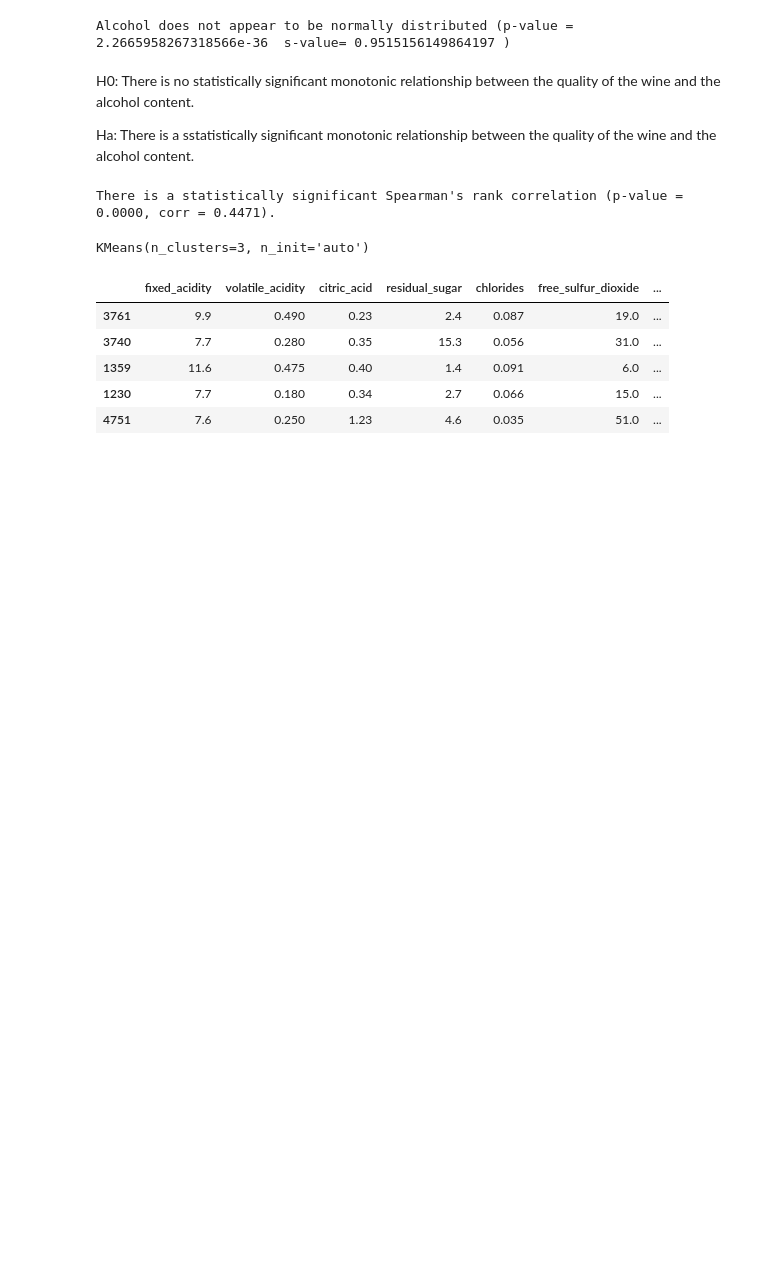
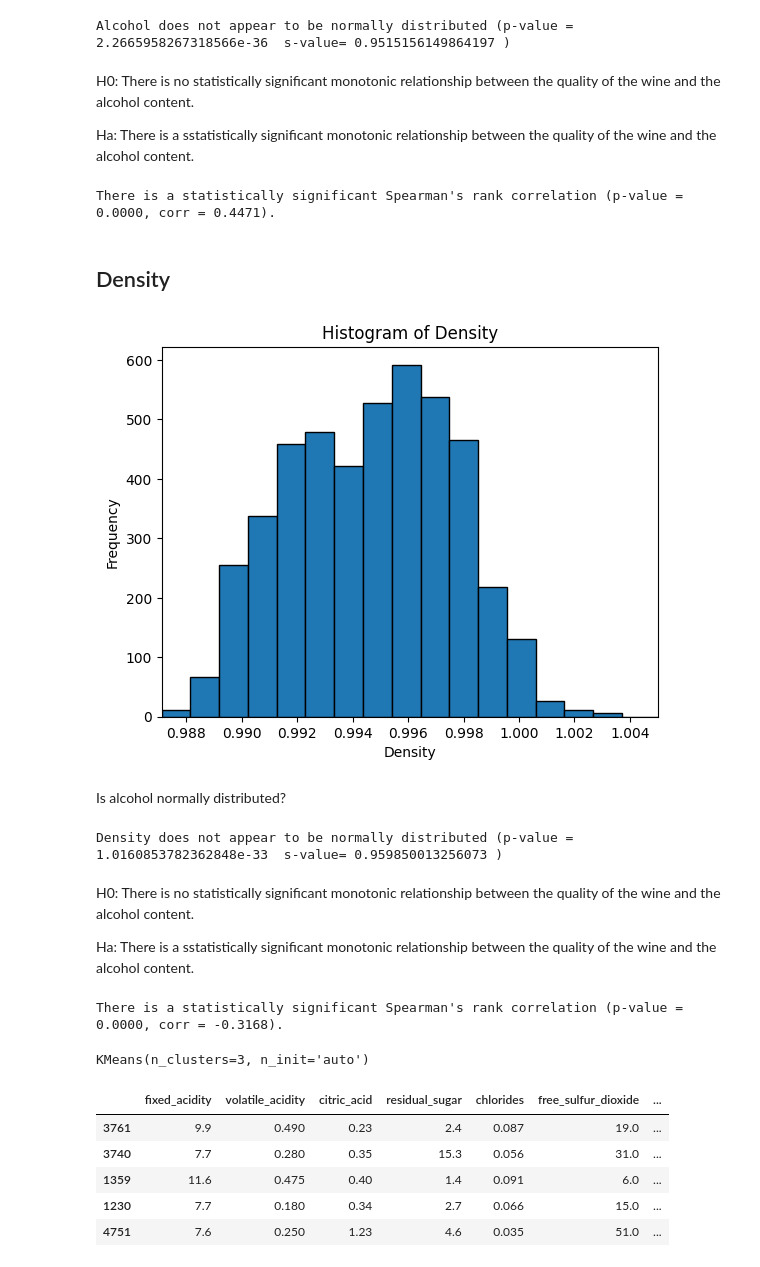
Before and after one commit to Clustering-Project/wine_quality_project, a Jupyter notebook: John/explore.ipynb, the cells around one changed output. Drawn from its saved outputs; the diff is of its cells as text; code cells hidden in the pictures; blank space fills up the shorter version.

Commit message:
Explore Density statistical test

```diff
--- a/John/explore.ipynb
+++ b/John/explore.ipynb
@@ -198,6 +199,51 @@ else:
     print(f"There is no statistically significant Spearman's rank correlation (p-value = {p_value:.4f}, corr = {spearman_corr:.4f}).")
 # %% [output]
 There is a statistically significant Spearman's rank correlation (p-value = 0.0000, corr = 0.4471).
+# %% [markdown]
+## Density
+# %%
+# Create a histogram
+plt.hist(train.density, bins=50, edgecolor='black')
+
+plt.xlim(min(train.density), 1.005)
+
+# Add labels and title
+plt.xlabel('Density')
+plt.ylabel('Frequency')
+plt.title('Histogram of Density')
+
+# Display the histogram
+plt.show()
+# %% [output]
+[figure, added]
+# %% [markdown]
+Is alcohol normally distributed?
+# %%
+statistic, p_value = stats.shapiro(train['density'])
+
+if p_value > 0.05:
+    print("Density appears to be normally distributed (p-value =", p_value, " s-value=",statistic, ")")
+else:
+    print("Density does not appear to be normally distributed (p-value =", p_value, " s-value=",statistic, ")")
+# %% [output]
+Density does not appear to be normally distributed (p-value = 1.0160853782362848e-33  s-value= 0.959850013256073 )
+# %% [markdown]
+H0: There is no statistically significant monotonic relationship between the quality of the wine and the alcohol content.
+
+Ha: There is a sstatistically significant monotonic relationship between the quality of the wine and the alcohol content.
+# %%
+# Assuming you have a DataFrame named df with columns 'quality' and 'alcohol'
+spearman_corr, p_value = stats.spearmanr(train['quality'], train['density'])
+
+# Interpret the results
+alpha = 0.05  # Set your desired significance level
+
+if p_value < alpha:
+    print(f"There is a statistically significant Spearman's rank correlation (p-value = {p_value:.4f}, corr = {spearman_corr:.4f}).")
+else:
+    print(f"There is no statistically significant Spearman's rank correlation (p-value = {p_value:.4f}, corr = {spearman_corr:.4f}).")
+# %% [output]
+There is a statistically significant Spearman's rank correlation (p-value = 0.0000, corr = -0.3168).
 # %%
 kmeans = KMeans(n_clusters=3, n_init='auto')
 features = train[['alcohol', 'density']]
```
Also changed, not shown: parts of 4 cells of this notebook.
